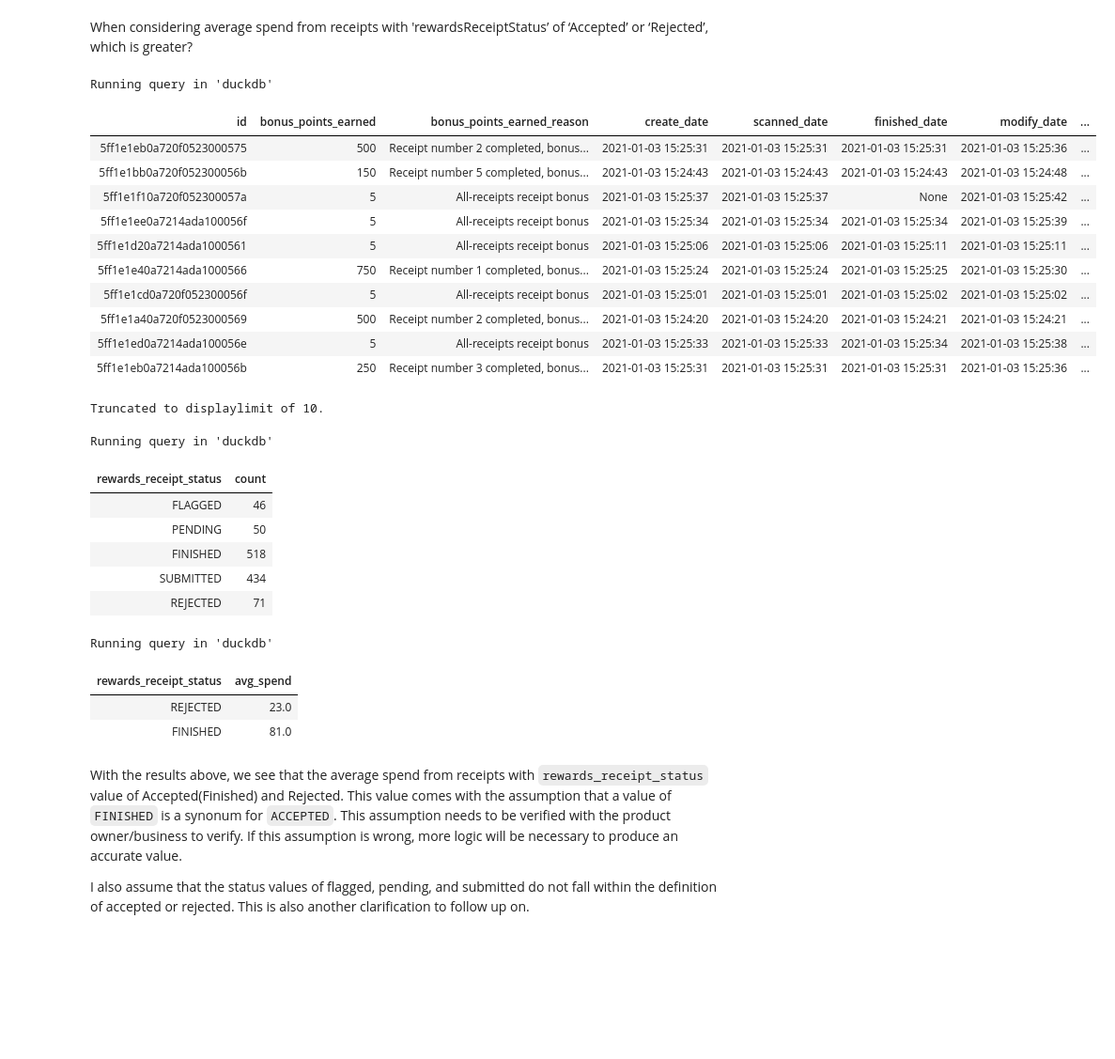
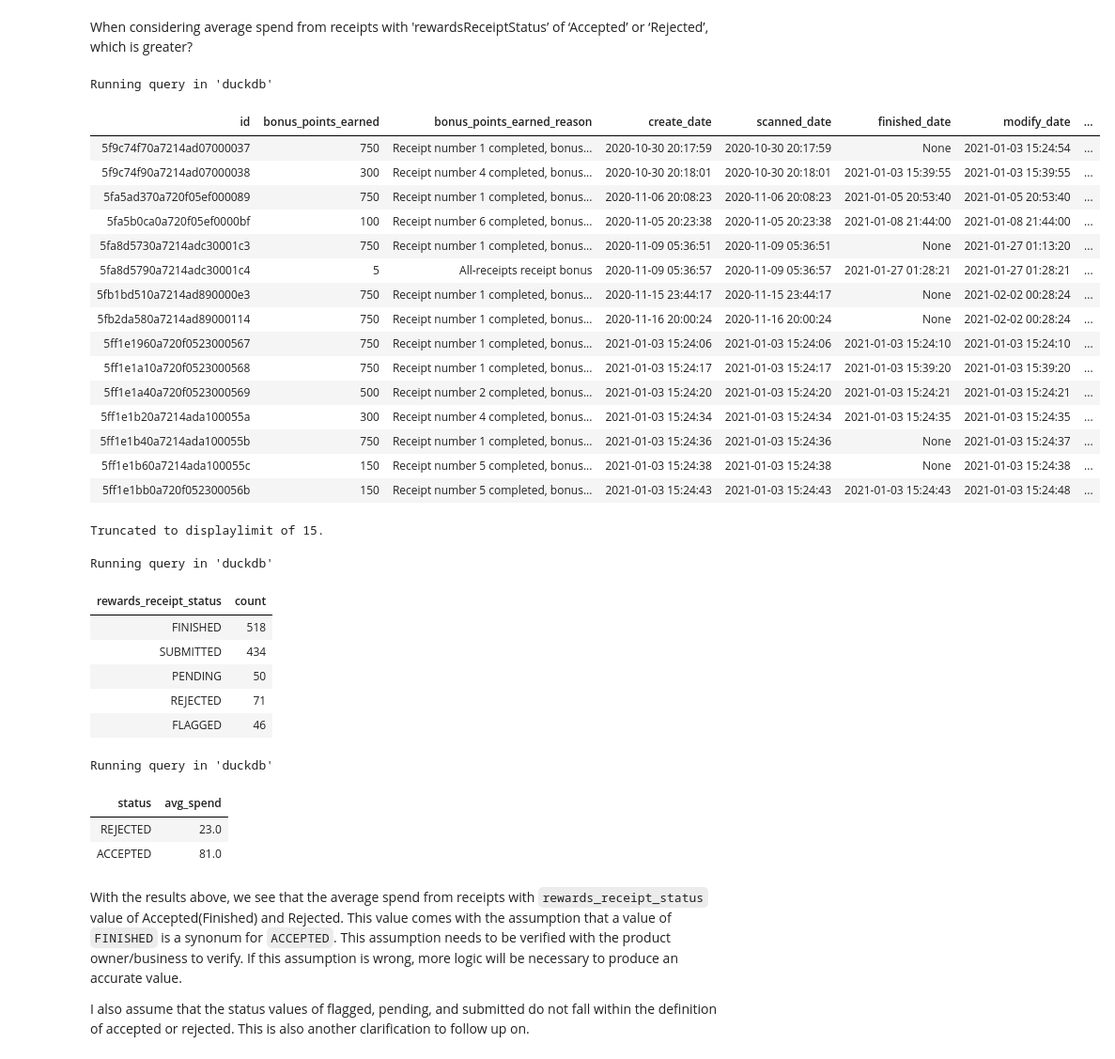
Before and after one commit to lucasasmith/rewards, a Jupyter notebook: queries/average_spend.ipynb, the cells around one changed output. Shown: that part at 94% size. Cells and saved outputs as stored; diff of their text form; code cells hidden in the pictures; blank space fills up the shorter version.

```diff
--- a/queries/average_spend.ipynb
+++ b/queries/average_spend.ipynb
@@ -12,25 +13,31 @@ When considering average spend from receipts with 'rewardsReceiptStatus’ of
 # %%
 %%sql
 select * exclude(rewards_receipt_item_list)
 from
     core.receipts
+order by
+    1
 # %% [output]
 Running query in 'duckdb'
 | id | bonus_points_earned | bonus_points_earned_reason | create_date | scanned_date | finished_date | modify_date | ... |
-| 5ff1e1eb0a720f0523000575 | 500 | Receipt number 2 completed, bonus... | 2021-01-03 15:25:31 | 2021-01-03 15:25:31 | 2021-01-03 15:25:31 | 2021-01-03 15:25:36 | ... |
+| 5f9c74f70a7214ad07000037 | 750 | Receipt number 1 completed, bonus... | 2020-10-30 20:17:59 | 2020-10-30 20:17:59 | None | 2021-01-03 15:24:54 | ... |
+| 5f9c74f90a7214ad07000038 | 300 | Receipt number 4 completed, bonus... | 2020-10-30 20:18:01 | 2020-10-30 20:18:01 | 2021-01-03 15:39:55 | 2021-01-03 15:39:55 | ... |
+| 5fa5ad370a720f05ef000089 | 750 | Receipt number 1 completed, bonus... | 2020-11-06 20:08:23 | 2020-11-06 20:08:23 | 2021-01-05 20:53:40 | 2021-01-05 20:53:40 | ... |
+| 5fa5b0ca0a720f05ef0000bf | 100 | Receipt number 6 completed, bonus... | 2020-11-05 20:23:38 | 2020-11-05 20:23:38 | 2021-01-08 21:44:00 | 2021-01-08 21:44:00 | ... |
+| 5fa8d5730a7214adc30001c3 | 750 | Receipt number 1 completed, bonus... | 2020-11-09 05:36:51 | 2020-11-09 05:36:51 | None | 2021-01-27 01:13:20 | ... |
+| 5fa8d5790a7214adc30001c4 | 5 | All-receipts receipt bonus | 2020-11-09 05:36:57 | 2020-11-09 05:36:57 | 2021-01-27 01:28:21 | 2021-01-27 01:28:21 | ... |
+| 5fb1bd510a7214ad890000e3 | 750 | Receipt number 1 completed, bonus... | 2020-11-15 23:44:17 | 2020-11-15 23:44:17 | None | 2021-02-02 00:28:24 | ... |
+| 5fb2da580a7214ad89000114 | 750 | Receipt number 1 completed, bonus... | 2020-11-16 20:00:24 | 2020-11-16 20:00:24 | None | 2021-02-02 00:28:24 | ... |
+| 5ff1e1960a720f0523000567 | 750 | Receipt number 1 completed, bonus... | 2021-01-03 15:24:06 | 2021-01-03 15:24:06 | 2021-01-03 15:24:10 | 2021-01-03 15:24:10 | ... |
+| 5ff1e1a10a720f0523000568 | 750 | Receipt number 1 completed, bonus... | 2021-01-03 15:24:17 | 2021-01-03 15:24:17 | 2021-01-03 15:39:20 | 2021-01-03 15:39:20 | ... |
+| 5ff1e1a40a720f0523000569 | 500 | Receipt number 2 completed, bonus... | 2021-01-03 15:24:20 | 2021-01-03 15:24:20 | 2021-01-03 15:24:21 | 2021-01-03 15:24:21 | ... |
+| 5ff1e1b20a7214ada100055a | 300 | Receipt number 4 completed, bonus... | 2021-01-03 15:24:34 | 2021-01-03 15:24:34 | 2021-01-03 15:24:35 | 2021-01-03 15:24:35 | ... |
+| 5ff1e1b40a7214ada100055b | 750 | Receipt number 1 completed, bonus... | 2021-01-03 15:24:36 | 2021-01-03 15:24:36 | None | 2021-01-03 15:24:37 | ... |
+| 5ff1e1b60a7214ada100055c | 150 | Receipt number 5 completed, bonus... | 2021-01-03 15:24:38 | 2021-01-03 15:24:38 | None | 2021-01-03 15:24:38 | ... |
 | 5ff1e1bb0a720f052300056b | 150 | Receipt number 5 completed, bonus... | 2021-01-03 15:24:43 | 2021-01-03 15:24:43 | 2021-01-03 15:24:43 | 2021-01-03 15:24:48 | ... |
-| 5ff1e1f10a720f052300057a | 5 | All-receipts receipt bonus | 2021-01-03 15:25:37 | 2021-01-03 15:25:37 | None | 2021-01-03 15:25:42 | ... |
-| 5ff1e1ee0a7214ada100056f | 5 | All-receipts receipt bonus | 2021-01-03 15:25:34 | 2021-01-03 15:25:34 | 2021-01-03 15:25:34 | 2021-01-03 15:25:39 | ... |
-| 5ff1e1d20a7214ada1000561 | 5 | All-receipts receipt bonus | 2021-01-03 15:25:06 | 2021-01-03 15:25:06 | 2021-01-03 15:25:11 | 2021-01-03 15:25:11 | ... |
-| 5ff1e1e40a7214ada1000566 | 750 | Receipt number 1 completed, bonus... | 2021-01-03 15:25:24 | 2021-01-03 15:25:24 | 2021-01-03 15:25:25 | 2021-01-03 15:25:30 | ... |
-| 5ff1e1cd0a720f052300056f | 5 | All-receipts receipt bonus | 2021-01-03 15:25:01 | 2021-01-03 15:25:01 | 2021-01-03 15:25:02 | 2021-01-03 15:25:02 | ... |
-| 5ff1e1a40a720f0523000569 | 500 | Receipt number 2 completed, bonus... | 2021-01-03 15:24:20 | 2021-01-03 15:24:20 | 2021-01-03 15:24:21 | 2021-01-03 15:24:21 | ... |
-| 5ff1e1ed0a7214ada100056e | 5 | All-receipts receipt bonus | 2021-01-03 15:25:33 | 2021-01-03 15:25:33 | 2021-01-03 15:25:34 | 2021-01-03 15:25:38 | ... |
-| 5ff1e1eb0a7214ada100056b | 250 | Receipt number 3 completed, bonus... | 2021-01-03 15:25:31 | 2021-01-03 15:25:31 | 2021-01-03 15:25:31 | 2021-01-03 15:25:36 | ... |
-Truncated to displaylimit of 10.
+Truncated to displaylimit of 15.
 # %%
 %%sql
---select * exclude(rewards_receipt_item_list)
 select
     rewards_receipt_status,
     count(0) as count
@@ -41,27 +48,30 @@ group by
 # %% [output]
 Running query in 'duckdb'
 | rewards_receipt_status | count |
-| FLAGGED | 46 |
-| PENDING | 50 |
 | FINISHED | 518 |
 | SUBMITTED | 434 |
+| PENDING | 50 |
 | REJECTED | 71 |
+| FLAGGED | 46 |
 # %%
 %%sql
 select
-    rewards_receipt_status,
+    case rewards_receipt_status
+        when 'FINISHED' then 'ACCEPTED'
+        else rewards_receipt_status
+    end as status,
     round(avg(total_spent)) as avg_spend
 from
     core.receipts
 where
-    rewards_receipt_status in ('FINISHED', 'REJECTED')
+    status in ('ACCEPTED', 'REJECTED')
 group by
     1
 # %% [output]
 Running query in 'duckdb'
-| rewards_receipt_status | avg_spend |
+| status | avg_spend |
 | REJECTED | 23.0 |
-| FINISHED | 81.0 |
+| ACCEPTED | 81.0 |
 # %% [markdown]
 With the results above, we see that the average spend from receipts with `rewards_receipt_status` value of Accepted(Finished) and Rejected. This value comes with the assumption that a value of `FINISHED` is a synonum for `ACCEPTED`. This assumption needs to be verified with the product owner/business to verify. If this assumption is wrong, more logic will be necessary to produce an accurate value.
 
```
Also changed, not shown: parts of 9 cells of this notebook.
